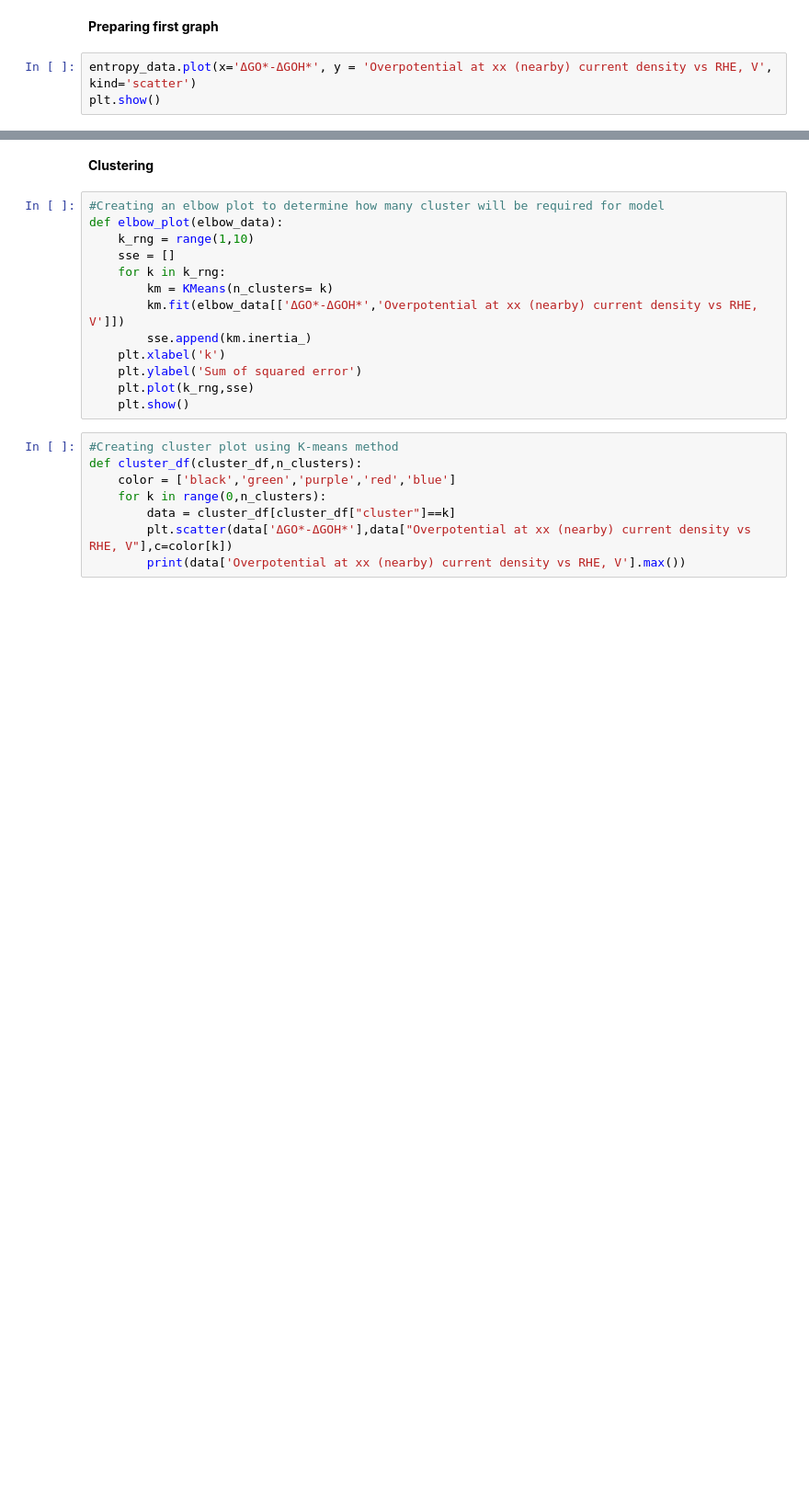
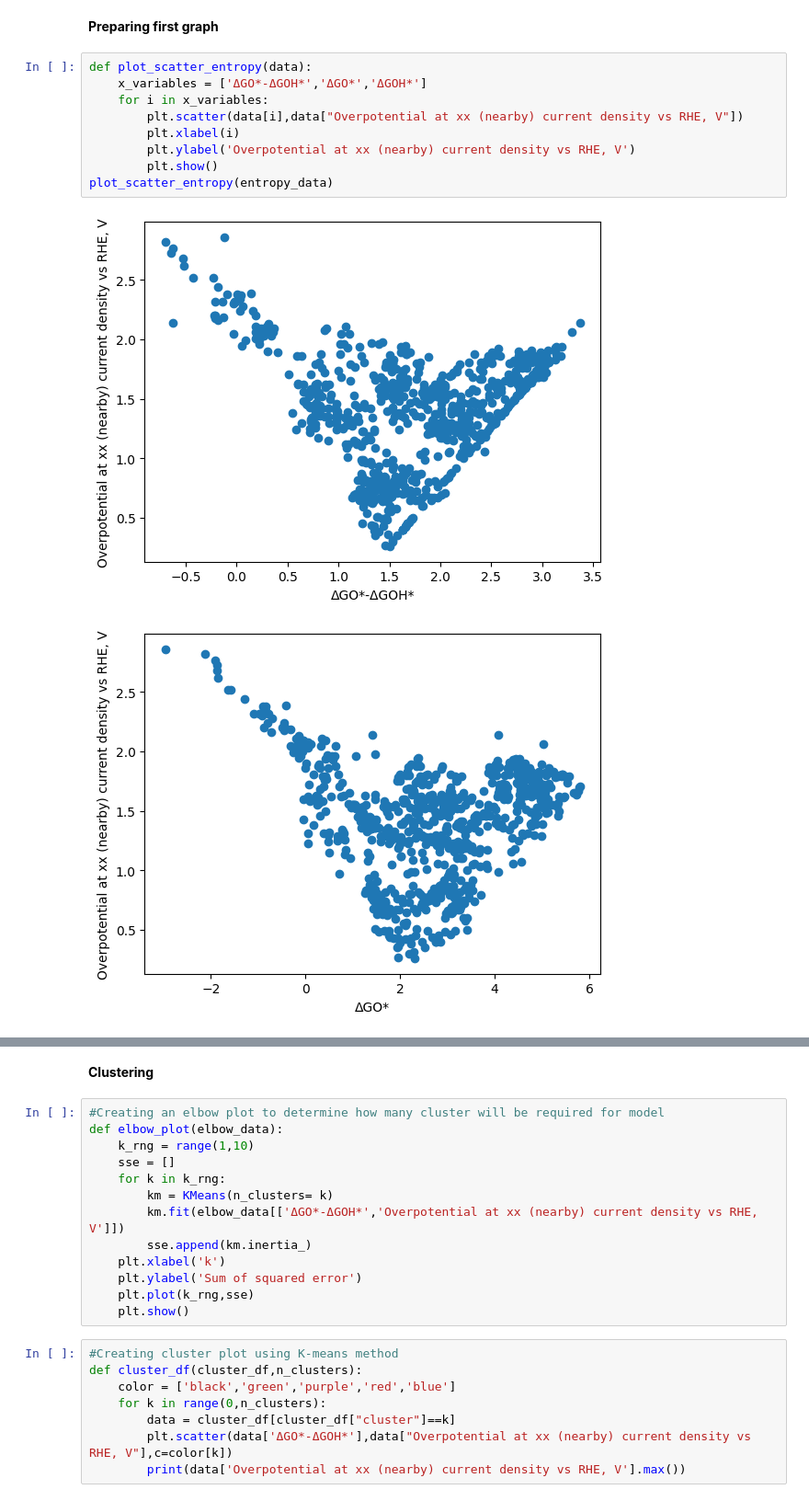
Before and after one commit to fahim-ah/Yr3-Project, a Jupyter notebook: Data file.ipynb, the cells around one changed output, grey strips where cells are left out. Shown at 92% size. Saved outputs shown, nothing was run; the diff lists cells and outputs as text; blank space fills up the shorter version.

```diff
--- a/Data file.ipynb
+++ b/Data file.ipynb
@@ -85,5 +104,14 @@ print(entropy_data)
 # %% [markdown]
 **Preparing first graph**
-# %%
-entropy_data.plot(x='ΔGO*-ΔGOH*', y = 'Overpotential at xx (nearby) current density vs RHE, V', kind='scatter')
-plt.show()
+# %%
+def plot_scatter_entropy(data):
+    x_variables = ['ΔGO*-ΔGOH*','ΔGO*','ΔGOH*']
+    for i in x_variables:
+        plt.scatter(data[i],data["Overpotential at xx (nearby) current density vs RHE, V"])
+        plt.xlabel(i)
+        plt.ylabel('Overpotential at xx (nearby) current density vs RHE, V')
+        plt.show()
+plot_scatter_entropy(entropy_data)
+# %% [output]
+[figure, added]
+[figure, added]
```
Also changed, not shown: parts of 5 cells of this notebook.
